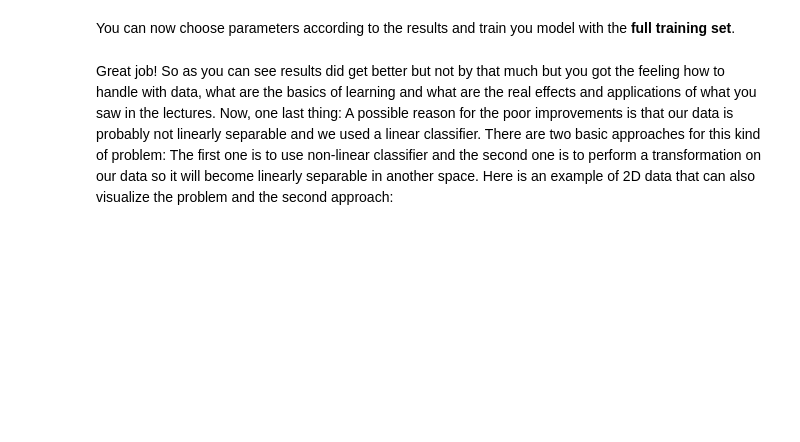
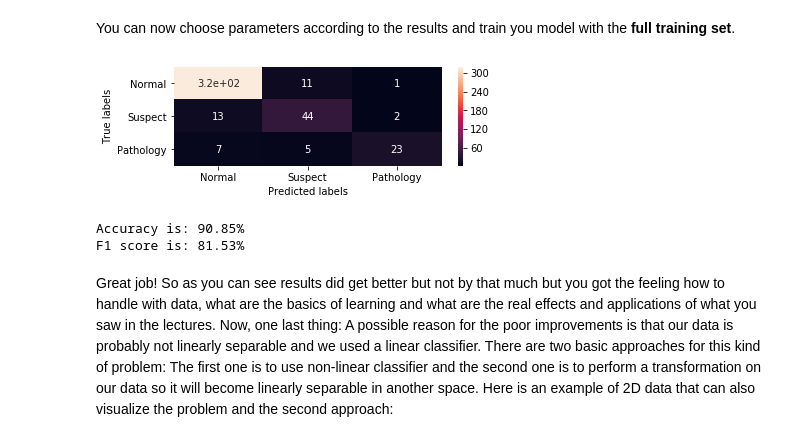
Before and after one commit to mlh-master/hw1_mlh-shir-sagi, a Jupyter notebook: HW1.ipynb, the cells around one changed output. Saved outputs shown, nothing was run; the diff lists cells and outputs as text; code cells hidden in the pictures; blank space fills up the shorter version.

```diff
--- a/HW1.ipynb
+++ b/HW1.ipynb
@@ -424,9 +485,9 @@ Implement the function `cv_kfold` in `lin_classifier` module. We will use `X_tra
 
 This function might take a while to perform depending on $ K $ and the number of regularization parameters you will choose.
 # %%
-C =  # make a list of up to 6 different values of regularization parameters and examine their effects
-K =  # choose a number of folds
-mode =  # mode of nsd function
+C = [0.1,0.5,1,5,10] # make a list of up to 6 different values of regularization parameters and examine their effects
+K = 3 # choose a number of folds
+mode = 'MinMax' # mode of nsd function
 val_dict = cv_kfold(X_train, y_train, C=C, penalty=['l1', 'l2'], K=K,mode=mode)
 # %% [markdown]
 Let's visualize your results:
@@ -443,18 +506,22 @@ plt.show()
 # %% [markdown]
 You can now choose parameters according to the results and train you model with the **full training set**.
 # %%
-C =  # complete this part according to your best result
-penalty =  # complete this part according to your best result
+C = 10 # complete this part according to your best result
+penalty = 'l1' # complete this part according to your best result
 logreg = LogisticRegression(solver='saga', multi_class='ovr', penalty=penalty, C=C, max_iter=10000)
-y_pred, w = pred_log(logreg,) # complete this function using nsd function
+y_pred, w = pred_log(logreg,nsd(X_train, selected_feat, mode=mode, flag=False),y_train,nsd(X_test, selected_feat, mode=mode, flag=False),flag=False) # complete this function using nsd function
 
 cnf_matrix = metrics.confusion_matrix(y_test, y_pred)
 ax1 = plt.subplot(211)
 sns.heatmap(cnf_matrix, annot=True, xticklabels=['Normal','Suspect','Pathology'], yticklabels=['Normal','Suspect','Pathology'])
 ax1.set(ylabel='True labels', xlabel='Predicted labels')
 plt.show()
 print("Accuracy is: " + str("{0:.2f}".format(100 * metrics.accuracy_score(y_test, y_pred))) + "%")
 print("F1 score is: " + str("{0:.2f}".format(100 * metrics.f1_score(y_test, y_pred, average='macro'))) + "%")
+# %% [output]
+[figure, added]
+Accuracy is: 90.85%
+F1 score is: 81.53%
 # %% [markdown]
 Great job! So as you can see results did get better but not by that much but you got the feeling how to handle with data, what are the basics of learning and what are the real effects and applications of what you saw in the lectures. Now, one last thing: A possible reason for the poor improvements is that our data is probably not linearly separable and we used a linear classifier. There are two basic approaches for this kind of problem:
 The first one is to use non-linear classifier and the second one is to perform a transformation on our data so it will become linearly separable in another space. Here is an example of 2D data that can also visualize the problem and the second approach:
```
Also changed, not shown: parts of 37 cells of this notebook, 2 other files.
